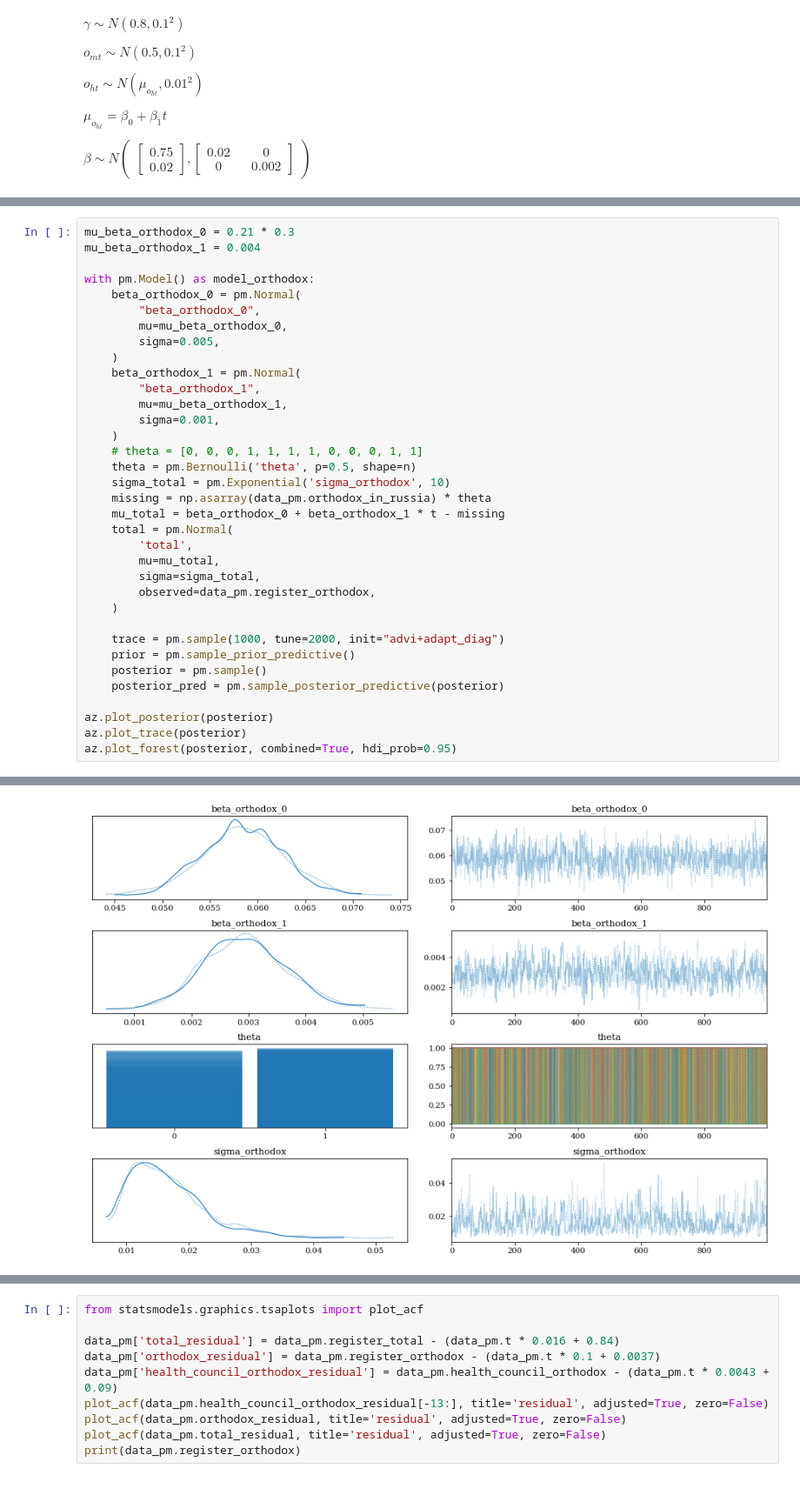
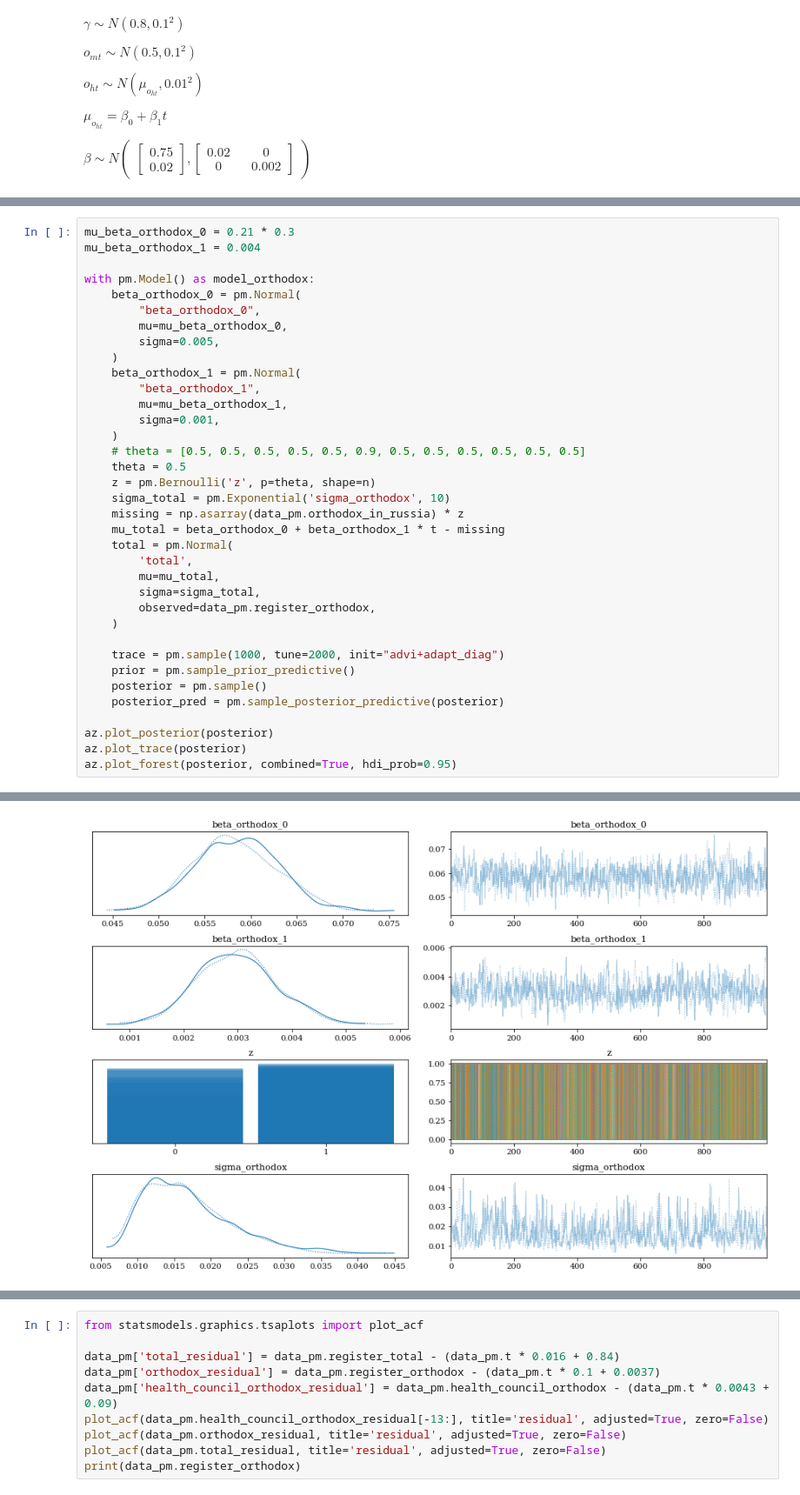
Before and after one commit to AnttiHaerkoenen/vyborg_orthodox, a Jupyter notebook: notebooks/missing_orthodox.ipynb, the cells around one changed output, grey strips where cells are left out. Shown at 87% size. Cells and saved outputs as stored; diff of their text form.

```diff
--- a/notebooks/missing_orthodox.ipynb
+++ b/notebooks/missing_orthodox.ipynb
@@ -222,10 +221,11 @@ with pm.Model() as model_orthodox:
         mu=mu_beta_orthodox_1,
         sigma=0.001,
     )
-    # theta = [0, 0, 0, 1, 1, 1, 1, 0, 0, 0, 1, 1]
-    theta = pm.Bernoulli('theta', p=0.5, shape=n)
+    # theta = [0.5, 0.5, 0.5, 0.5, 0.5, 0.9, 0.5, 0.5, 0.5, 0.5, 0.5, 0.5]
+    theta = 0.5
+    z = pm.Bernoulli('z', p=theta, shape=n)
     sigma_total = pm.Exponential('sigma_orthodox', 10)
-    missing = np.asarray(data_pm.orthodox_in_russia) * theta
+    missing = np.asarray(data_pm.orthodox_in_russia) * z
     mu_total = beta_orthodox_0 + beta_orthodox_1 * t - missing
     total = pm.Normal(
         'total',
@@ -262 +263 @@ array([<AxesSubplot:title={'center':'95.0% HDI'}>], dtype=object)
-[figure, old version]
+[figure, new version]
```
Also changed, not shown: parts of 3 cells of this notebook, 3 other files.
